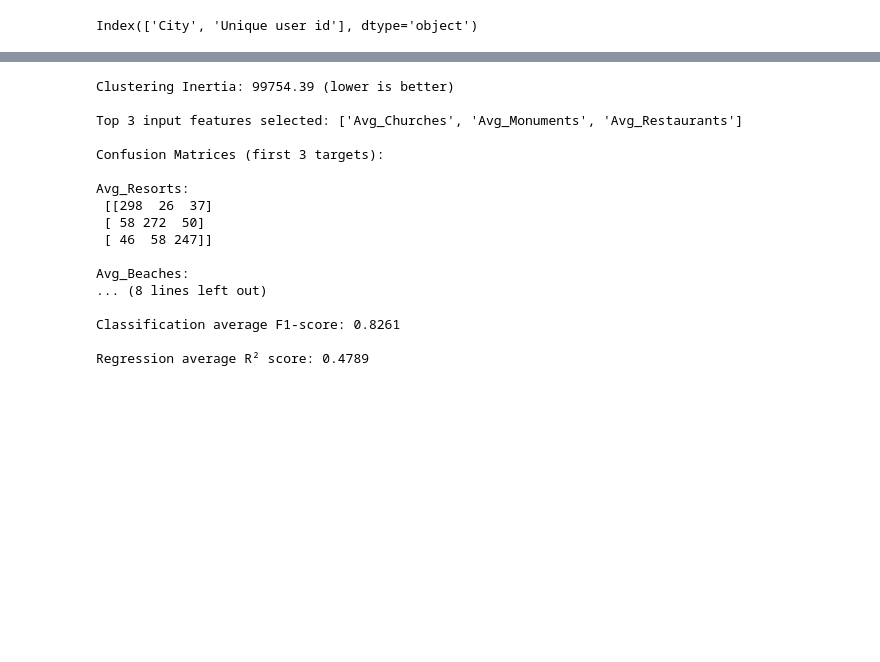
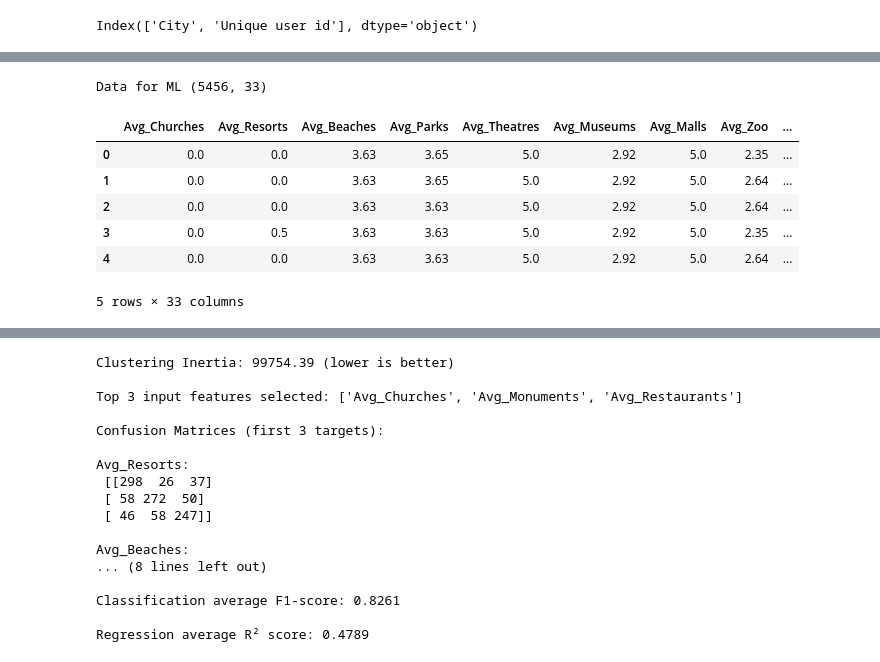
Before and after one commit to gabrielaaguiv5/ProjectI, a Jupyter notebook: notebooks/01_eda_overview.ipynb, the cells around one changed output, grey strips where cells are left out. Drawn from its saved outputs; the diff is of its cells as text; code cells hidden in the pictures; blank space fills up the shorter version.

```diff
--- a/notebooks/01_eda_overview.ipynb
+++ b/notebooks/01_eda_overview.ipynb
@@ -543,0 +546,18 @@ City
+# %%
+# Se eliminan la columna de Unique user id que no es necesaria para el análisis.
+dfML.drop(['Unique user id'], axis = 1, inplace = True)
+
+# Comprobar shape.
+print('Data for ML',dfML.shape)
+
+# Comprobar cambios.
+dfML.head()
+# %% [output]
+Data for ML (5456, 33)
+|  | Avg_Churches | Avg_Resorts | Avg_Beaches | Avg_Parks | Avg_Theatres | Avg_Museums | Avg_Malls | Avg_Zoo | ... |
+| 0 | 0.0 | 0.0 | 3.63 | 3.65 | 5.0 | 2.92 | 5.0 | 2.35 | ... |
+| 1 | 0.0 | 0.0 | 3.63 | 3.65 | 5.0 | 2.92 | 5.0 | 2.64 | ... |
+| 2 | 0.0 | 0.0 | 3.63 | 3.63 | 5.0 | 2.92 | 5.0 | 2.64 | ... |
+| 3 | 0.0 | 0.5 | 3.63 | 3.63 | 5.0 | 2.92 | 5.0 | 2.35 | ... |
+| 4 | 0.0 | 0.0 | 3.63 | 3.63 | 5.0 | 2.92 | 5.0 | 2.64 | ... |
+5 rows × 33 columns
```
Also changed, not shown: parts of 18 cells of this notebook.
